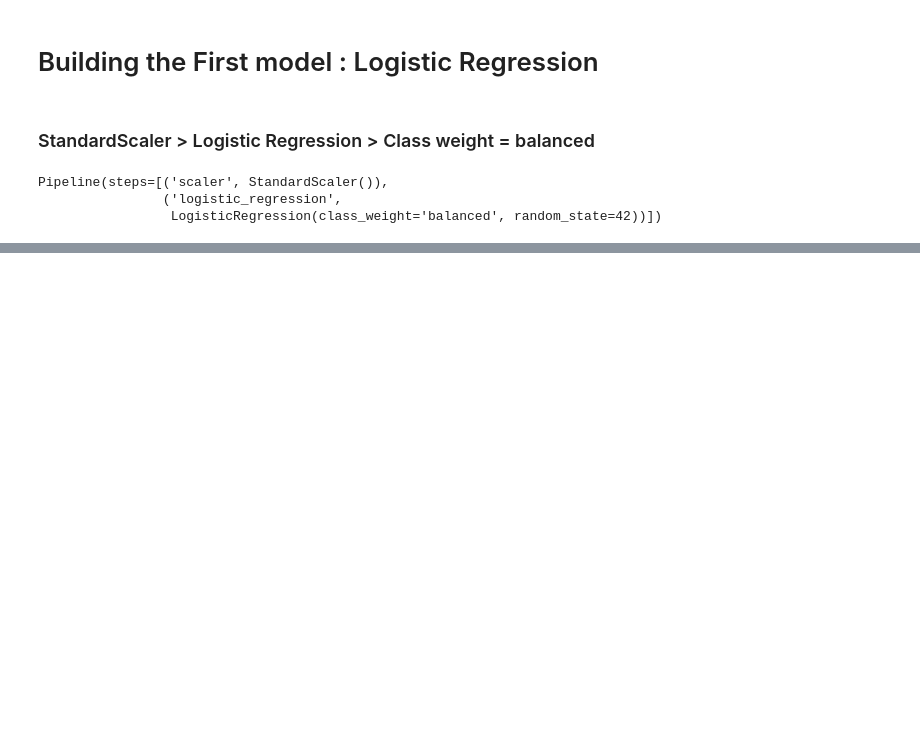
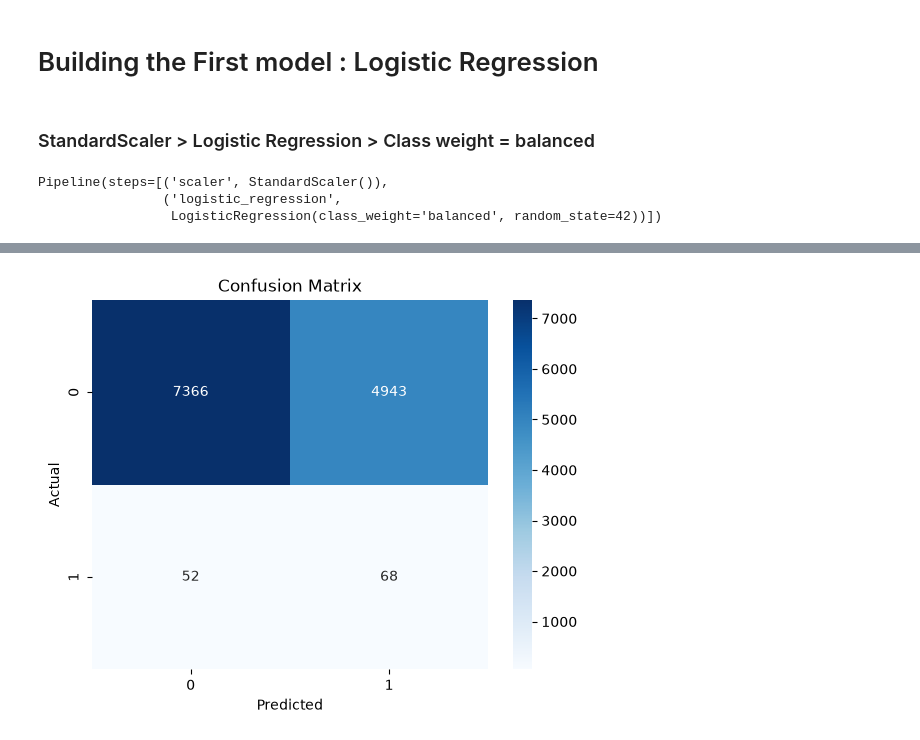
Before and after one commit to ReinSoup/OLIST-Customer-Purchase-Analytics, a Jupyter notebook: notebooks/02_Model_Training_&_Evaluation.ipynb, the cells around one changed output, grey strips where cells are left out. Drawn from its saved outputs; the diff is of its cells as text; code cells hidden in the pictures; blank space fills up the shorter version.

```diff
--- a/notebooks/02_Model_Training_&_Evaluation.ipynb
+++ b/notebooks/02_Model_Training_&_Evaluation.ipynb
@@ -130,0 +133,2 @@ Pipeline(steps=[('scaler', StandardScaler()),
+# %%
+y_pred = model.predict(X_test)
@@ -130,0 +141,13 @@ Pipeline(steps=[('scaler', StandardScaler()),
+# %%
+# calculating metrics
+
+from sklearn.metrics import precision_score, recall_score, f1_score, average_precision_score, roc_auc_score, confusion_matrix
+
+precision = precision_score(y_test, y_pred)
+recall = recall_score(y_test, y_pred)
+f1 = f1_score(y_test, y_pred)
+
+pr_auc = average_precision_score(y_test, y_pred_proba)
+roc_auc = roc_auc_score(y_test, y_pred_proba)
+
+conf_matrix = confusion_matrix(y_test, y_pred)
@@ -130,0 +173,13 @@ Pipeline(steps=[('scaler', StandardScaler()),
+# %%
+# inspect the matrix
+
+sns.heatmap(conf_matrix,
+            annot = True,
+            fmt = "d",
+            cmap = "Blues")
+plt.xlabel("Predicted")
+plt.ylabel("Actual")
+plt.title("Confusion Matrix")
+plt.show()
+# %% [output]
+[figure, added]
```
Also changed, not shown: parts of 12 cells of this notebook.
